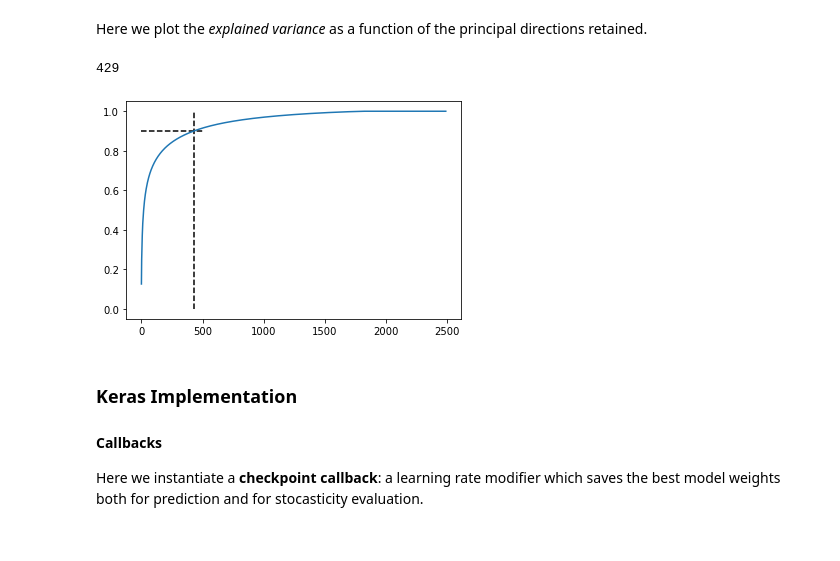
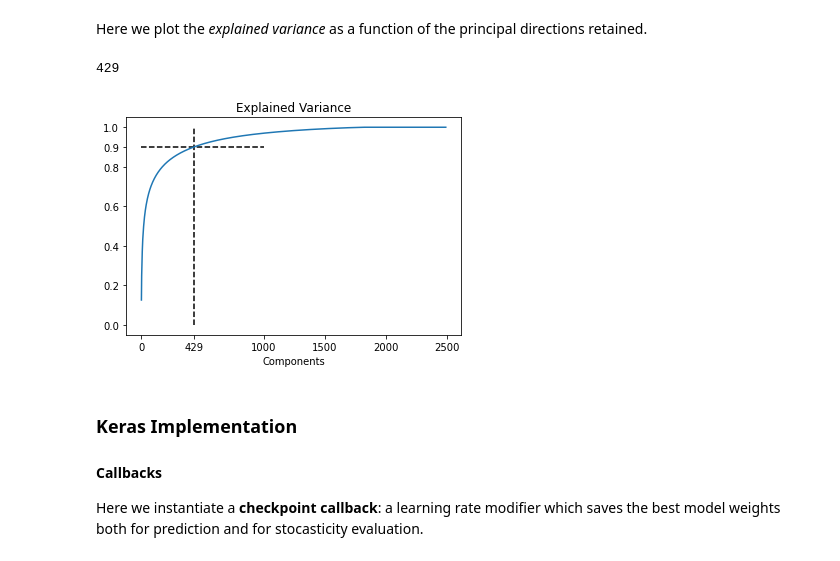
Before and after one commit to pitmonticone/PlantDiseaseClassification, a Jupyter notebook: Notebooks/Pietro/NeuralNetworksProject.ipynb, the cells around one changed output. Cells and saved outputs as stored; diff of their text form; code cells hidden in the pictures.

```diff
--- a/Notebooks/Pietro/NeuralNetworksProject.ipynb
+++ b/Notebooks/Pietro/NeuralNetworksProject.ipynb
@@ -573,14 +573,18 @@ Here we plot the *explained variance* as a function of the principal directions
 # %%
 ev_cumsum = np.cumsum(pca.explained_variance_)/(pca.explained_variance_).sum()
 ev_at90 = ev_cumsum[ev_cumsum<0.9].shape[0]
 print (ev_at90)
 
 plt.plot(ev_cumsum)
+plt.title("Explained Variance")
+plt.xlabel("Components")
+plt.xticks([0, ev_at90, 1000, 1500, 2000, 2500])
+plt.yticks(list(plt.yticks()[0]) + [0.9])
 plt.vlines(ev_at90, 0, 1, linestyles='dashed')
-plt.hlines(0.9, 0, 500, linestyles='dashed');
+plt.hlines(0.9, 0, 1000, linestyles='dashed');
 # %% [output]
 429
-[figure, old version]
+[figure, new version]
 # %% [markdown]
 ### Keras Implementation
 
```
Also changed, not shown: parts of 9 cells of this notebook, 29 other files.
